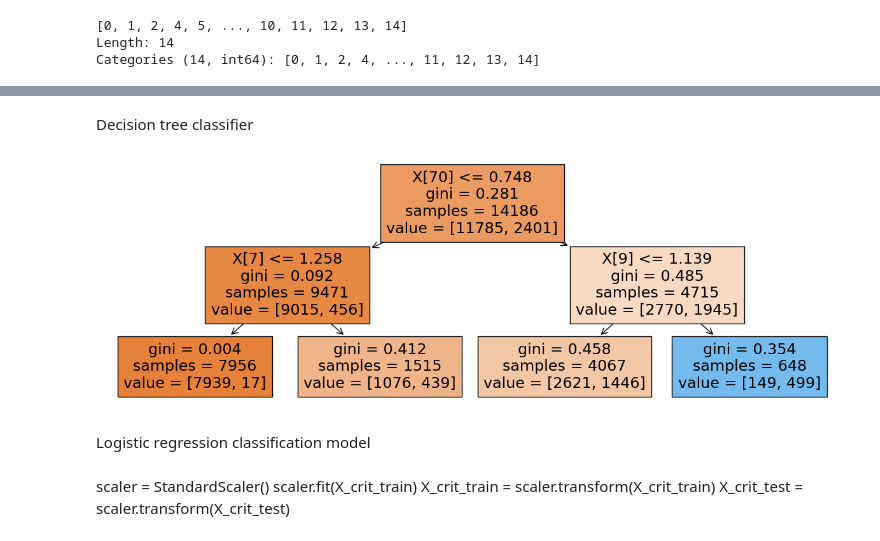
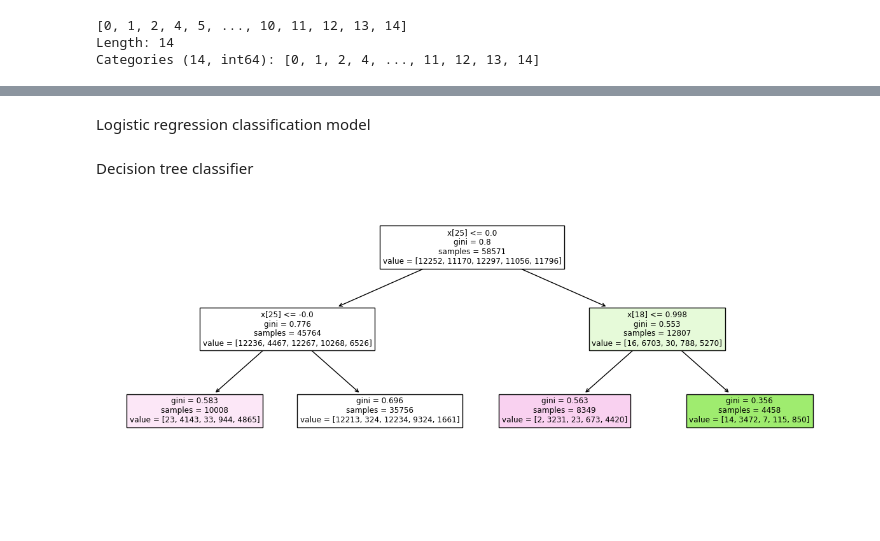
Before and after one commit to rubentorres-developer/ML-SecondHomeAssignment, a Jupyter notebook: Assignment2.ipynb, the cells around one changed output, grey strips where cells are left out. Drawn from its saved outputs; the diff is of its cells as text; code cells hidden in the pictures; blank space fills up the shorter version.

Commit message:
updates
deleted unnecessary content from project 1, fixed a bug concerning running the function to evaluate the models.

```diff
--- a/Assignment2.ipynb
+++ b/Assignment2.ipynb
@@ -170,34 +159,0 @@ plt.show()
-# %%
-rmses_i = []
-rmses_j = []
-
-#def statGraph()
-for i in range(1, 11):
-    dmdl_i = DecisionTreeRegressor(max_depth=i)
-    dmdl_i.fit(X_train, y_train)
-
-    preds_i=dmdl_i.predict(X_test)
-    #= explained_variance_score(y_test, preds)
-    rmses_i.append(mean_squared_error(y_test, preds_i, squared=False))
-
-for i in range(1, 41):
-    dmdl_j = DecisionTreeRegressor(max_depth=5, min_samples_leaf= i)
-    dmdl_j.fit(X_train, y_train)
-
-    preds_j=dmdl_j.predict(X_test)
-    #= explained_variance_score(y_test, preds)
-    rmses_j.append(mean_squared_error(y_test, preds_j, squared=False))
-
-plt.figure(figsize=(3,3))
-plt.plot(range(1, 11), rmses_i)
-plt.xlabel("max_depth")
-plt.ylabel("rmse")
-plt.grid()
-plt.show()
-
-plt.figure(figsize=(3,3))
-plt.plot(range(1, 41), rmses_j)
-plt.xlabel("min_samples_leaf")
-plt.ylabel("rmse")
-plt.grid()
-plt.show()
@@ -209,7 +159,0 @@ Linear Regression model
-# %%
-reg = LinearRegression()
-reg.fit(X_train, y_train)
-
-lr_preds=reg.predict(X_test)
-
-#explained_variance_score(y_test, lr_preds)
@@ -361,0 +181,2 @@ The Mean Absolute Error is: 20.66301274502094
+# %% [markdown]
+Logistic regression classification model
@@ -383,10 +198,10 @@ X_crit_train, X_crit_test, y_crit_train, y_crit_test = train_test_split(df_crit_
 # %%
 dt = tree.DecisionTreeClassifier(max_depth=2) #parametros no construtor
-dt = dt.fit(X_crit_train , y_crit_train)
+dt = dt.fit(Xt_train , y_train)
 
 plt.figure(figsize=(15, 5))
 r=tree.plot_tree(dt, filled=True)#, feature_names= df.columns)
 plt.show()
 # %% [output]
-[figure, old version]
+[figure, new version]
 # %%
@@ -394,7 +208,0 @@ dt_preds= dt.predict(X_crit_test)
-# %% [markdown]
-Logistic regression classification model
-# %% [markdown]
-scaler = StandardScaler()
-scaler.fit(X_crit_train)
-X_crit_train = scaler.transform(X_crit_train)
-X_crit_test = scaler.transform(X_crit_test)
```
Also changed, not shown: parts of 26 cells of this notebook.
